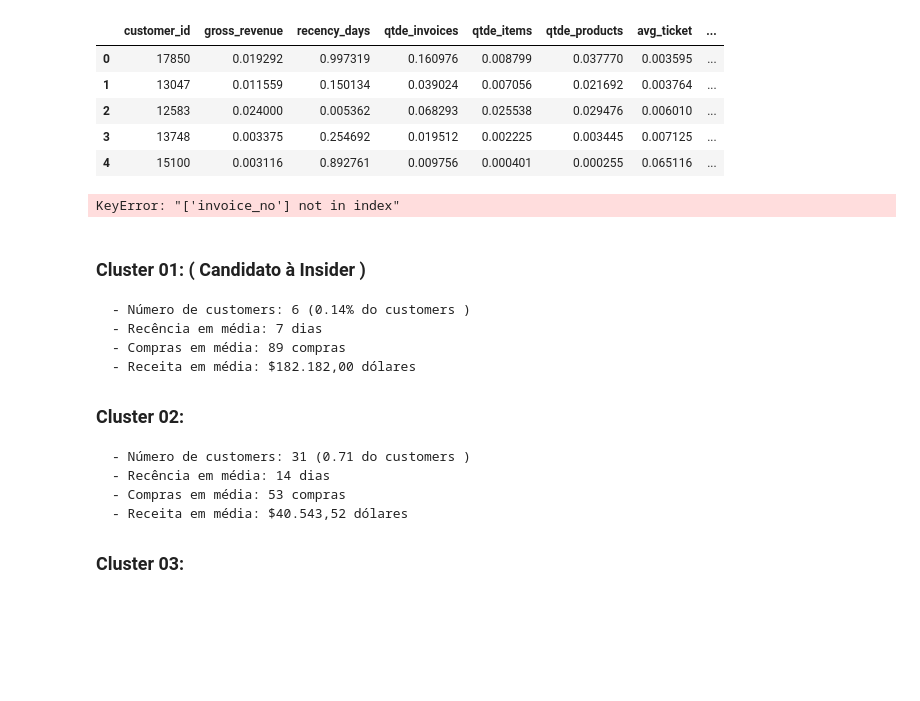
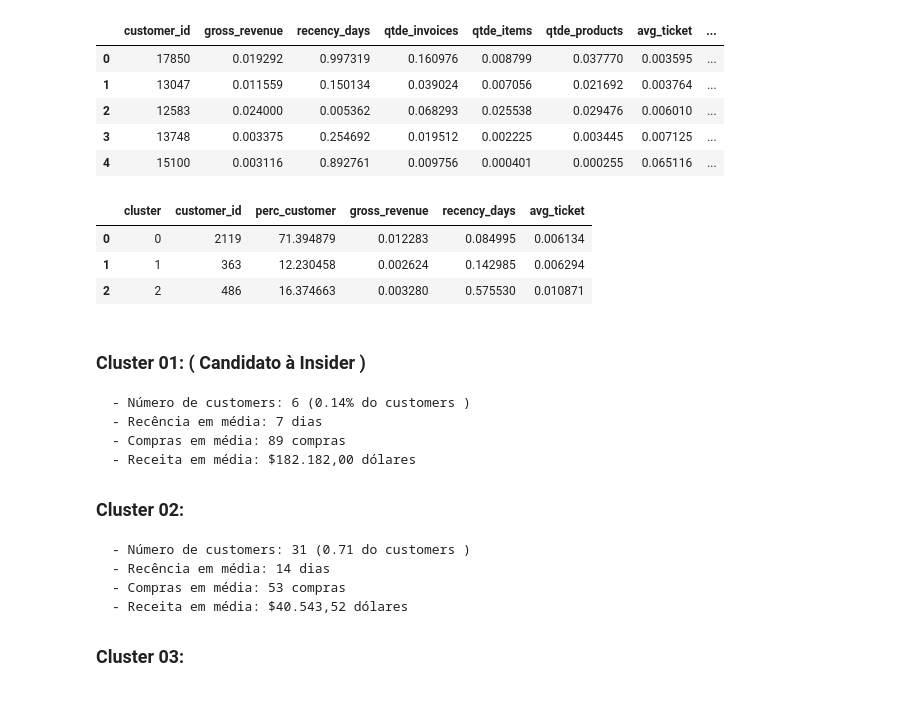
Before and after one commit to alessandra-barbosa/insiders_clustering_ecommerce, a Jupyter notebook: notebooks/5-ab-clustering-modeling.ipynb, the cells around one changed output. Saved outputs shown, nothing was run; the diff lists cells and outputs as text; code cells hidden in the pictures; blank space fills up the shorter version.

```diff
--- a/notebooks/5-ab-clustering-modeling.ipynb
+++ b/notebooks/5-ab-clustering-modeling.ipynb
@@ -1342,27 +1339,30 @@ df9.head()
 # %%
 # Number of customer
 df_cluster = df9[['customer_id', 'cluster']].groupby( 'cluster' ).count().reset_index()
 df_cluster['perc_customer'] = 100*( df_cluster['customer_id'] / df_cluster['customer_id'].sum() )
 
 # Avg Gross revenue
 df_avg_gross_revenue = df9[['gross_revenue', 'cluster']].groupby( 'cluster' ).mean().reset_index()
 df_cluster = pd.merge( df_cluster, df_avg_gross_revenue, how='inner', on='cluster' )
 
 # Avg recency days
 df_avg_recency_days = df9[['recency_days', 'cluster']].groupby( 'cluster' ).mean().reset_index()
 df_cluster = pd.merge( df_cluster, df_avg_recency_days, how='inner', on='cluster' )
 
 # Avg invoice_no
-df_invoice_no = df9[['invoice_no', 'cluster']].groupby( 'cluster' ).mean().reset_index()
+df_invoice_no = df9[[ 'cluster']].groupby( 'cluster' ).mean().reset_index()
 df_cluster = pd.merge( df_cluster, df_invoice_no, how='inner', on='cluster' )
 
 # Avg Ticket
 df_ticket = df9[['avg_ticket', 'cluster']].groupby( 'cluster' ).mean().reset_index()
 df_cluster = pd.merge( df_cluster, df_ticket, how='inner', on='cluster' )
 
 df_cluster
 # %% [output]
-KeyError: "['invoice_no'] not in index"
+|  | cluster | customer_id | perc_customer | gross_revenue | recency_days | avg_ticket |
+| 0 | 0 | 2119 | 71.394879 | 0.012283 | 0.084995 | 0.006134 |
+| 1 | 1 | 363 | 12.230458 | 0.002624 | 0.142985 | 0.006294 |
+| 2 | 2 | 486 | 16.374663 | 0.003280 | 0.575530 | 0.010871 |
 # %% [markdown]
 ### Cluster 01:  ( Candidato à Insider )
     - Número de customers: 6 (0.14% do customers )
```
Also changed, not shown: parts of 12 cells of this notebook.
